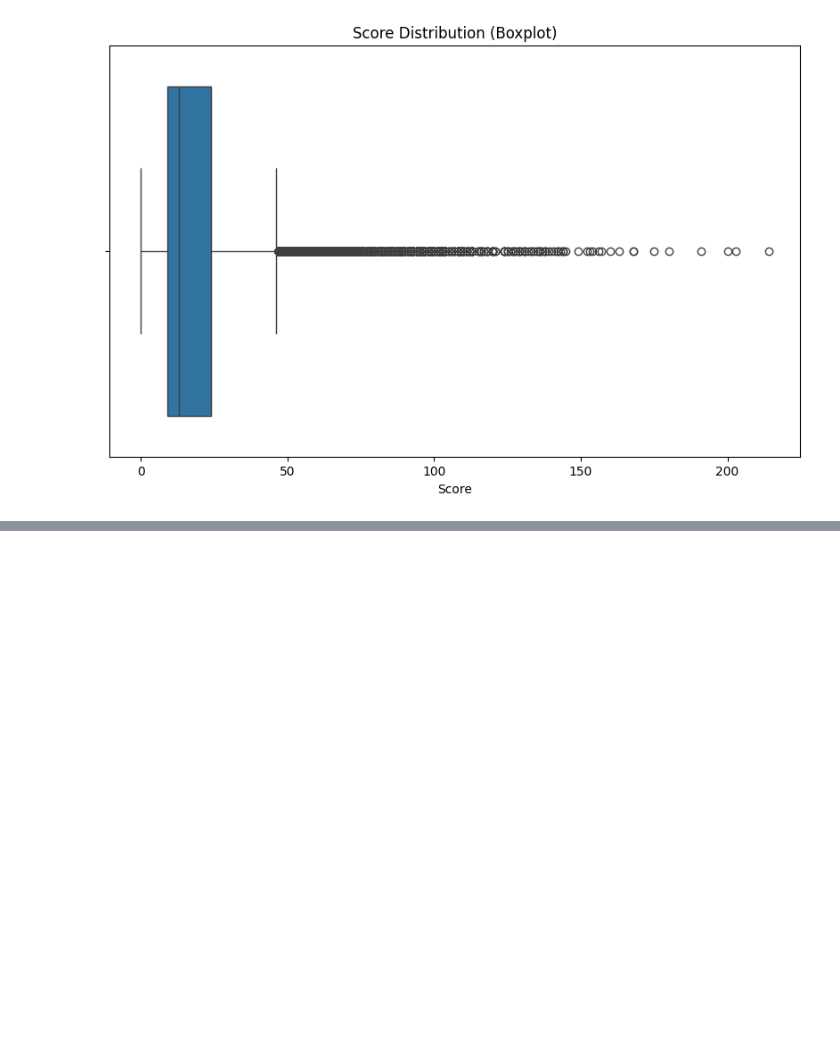
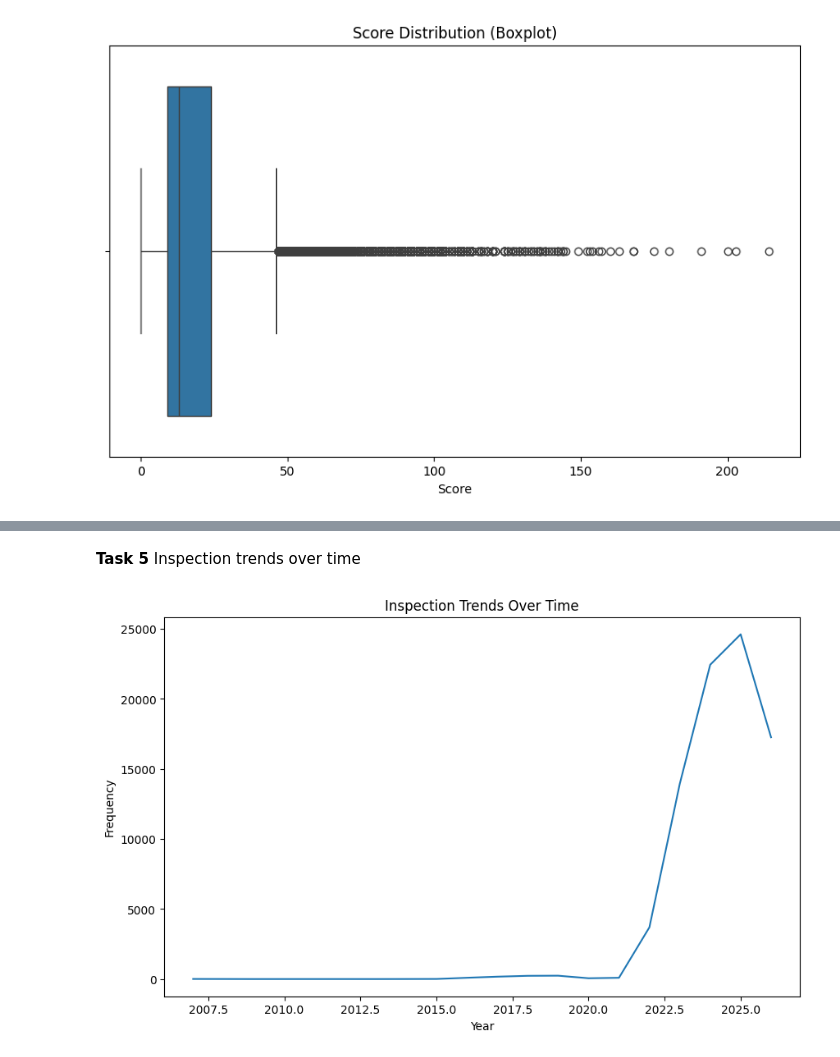
Before and after one commit to estvjana/nyc-restaurant-inspections, a Jupyter notebook: 05_EDA.ipynb, the cells around one changed output, grey strips where cells are left out. Drawn from its saved outputs; the diff is of its cells as text; code cells hidden in the pictures; blank space fills up the shorter version.

```diff
--- a/05_EDA.ipynb
+++ b/05_EDA.ipynb
@@ -75,0 +102,13 @@ plt.show()
+# %% [markdown]
+**Task 5** Inspection trends over time
+# %%
+import matplotlib.pyplot as plt
+
+plt.figure(figsize=(10, 6))
+scored_inspections["INSPECTION DATE"].dt.year.value_counts().sort_index().plot(kind="line")
+plt.title("Inspection Trends Over Time")
+plt.xlabel("Year")
+plt.ylabel("Frequency")
+plt.show()
+# %% [output]
+[figure, added]
```
Also changed, not shown: parts of 16 cells of this notebook.
